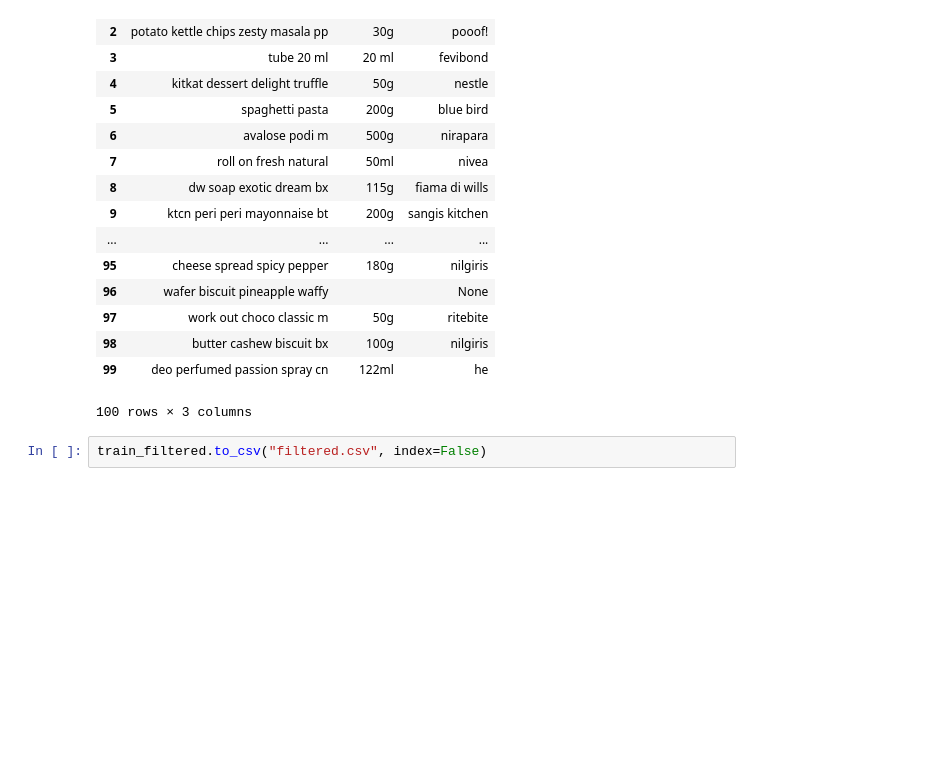
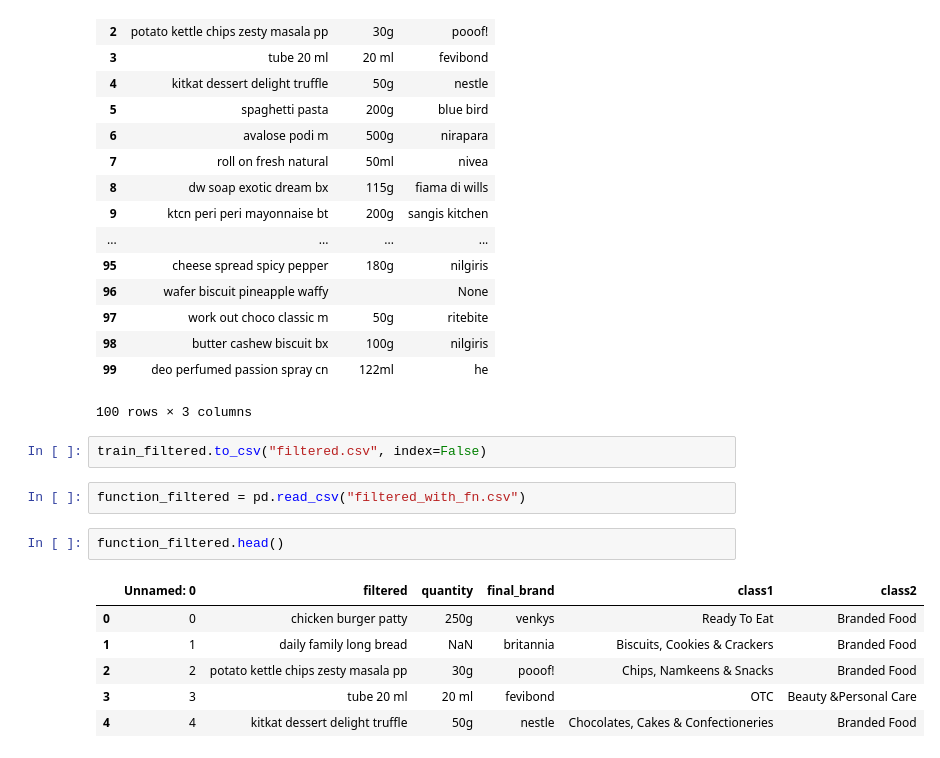
Before and after one commit to nuwandavek/tathasthu, a Jupyter notebook: tathasthu.ipynb, the cells around one changed output. Cells and saved outputs as stored; diff of their text form; blank space fills up the shorter version.

```diff
--- a/tathasthu.ipynb
+++ b/tathasthu.ipynb
@@ -349,3 +365,14 @@ train_filtered
 100 rows × 3 columns
 # %%
 train_filtered.to_csv("filtered.csv", index=False)
+# %%
+function_filtered = pd.read_csv("filtered_with_fn.csv")
+# %%
+function_filtered.head()
+# %% [output]
+|  | Unnamed: 0 | filtered | quantity | final_brand | class1 | class2 |
+| 0 | 0 | chicken burger patty | 250g | venkys | Ready To Eat | Branded Food |
+| 1 | 1 | daily family long bread | NaN | britannia | Biscuits, Cookies & Crackers | Branded Food |
+| 2 | 2 | potato kettle chips zesty masala pp | 30g | pooof! | Chips, Namkeens & Snacks | Branded Food |
+| 3 | 3 | tube 20 ml | 20 ml | fevibond | OTC | Beauty &Personal Care |
+| 4 | 4 | kitkat dessert delight truffle | 50g | nestle | Chocolates, Cakes & Confectioneries | Branded Food |
```
Also changed, not shown: parts of 15 cells of this notebook, 1 other file.
